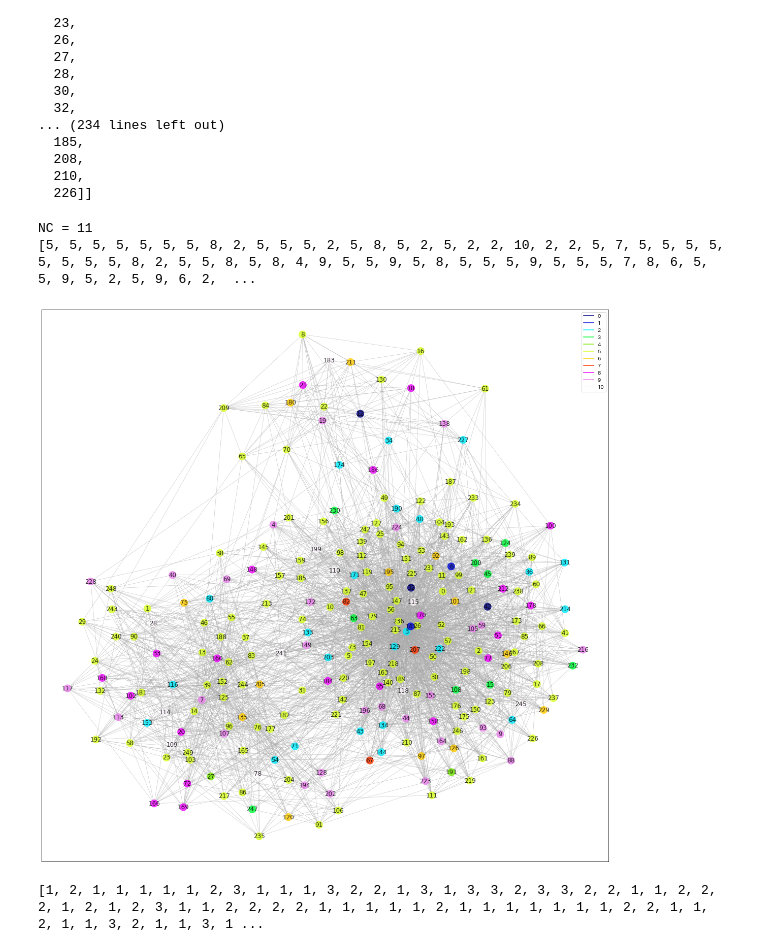
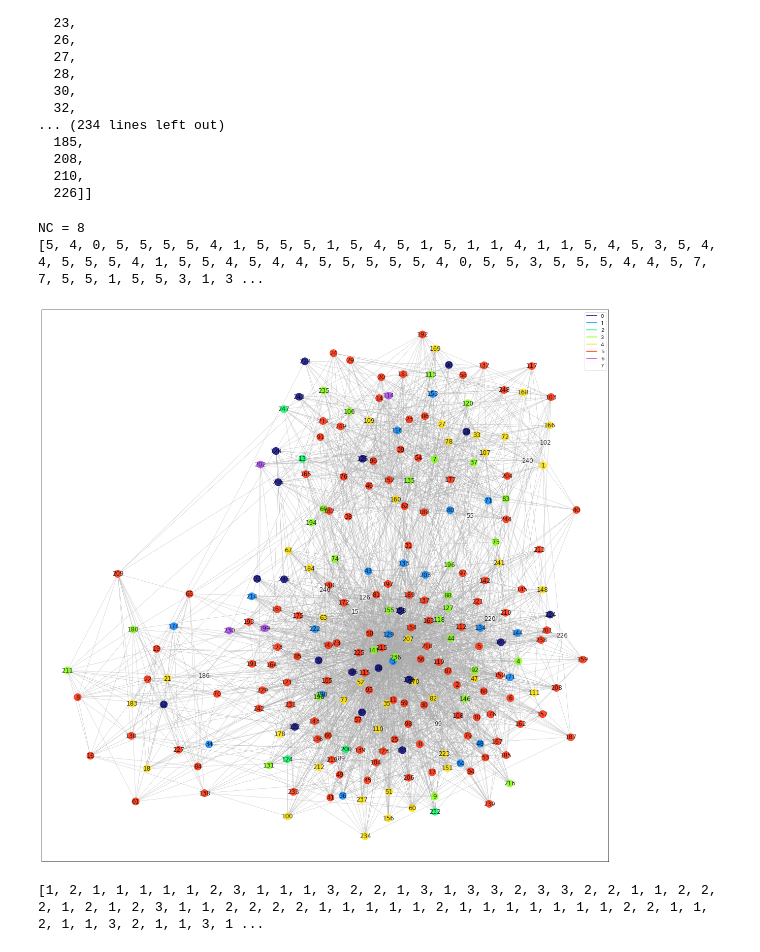
Before and after one commit to KeiNagayama/Infomap, a Jupyter notebook: draw_community.ipynb, the cells around one changed output. Drawn from its saved outputs; the diff is of its cells as text; code cells hidden in the pictures.

Commit message:
fix pagerank to that with unrecorded link teleportatino

```diff
--- a/draw_community.ipynb
+++ b/draw_community.ipynb
@@ -304,16 +309,19 @@ C
   226]]
 # %%
 # community = [12,0,2,35,1,23,2,3,4,47,5,6,17,7,41,19,8,50,9,29,41,10,17,11,14,49,2,3,41,41,54,13,55,10,17,2,14,7,10,14,22,36,16,23,10,17,7,18,2,28,19,20,46,53,41,41,2,2,24,37,2,10,38,41,23,11,12,25,41,24,4,25,41,2,2,7,48,12,41,2,4,1,48,41,26,7,27,2,2,48,41,19,28,11,1,2,47,43,2,54,2,19,29,27,50,48,41,20,2,53,21,40,2,27,24,31,12,41,41,12,33,14,7,54,24,13,50,24,2,35,2,2,39,41,7,6,41,37,38,47,36,1,11,2,7,0,39,2,2,47,31,40,54,14,47,6,2,48,41,12,12,36,24,16,2,26,43,44,48,45,36,43,46,13,16,7,39,20,41,2,48,5,15,47,34,49,38,21,12,49,41,2,19,7,47,50,2,2,51,12,2,2,39,41,52,50,2,1,53,41,3,2,18,53,19,32,7,18,2,7,46,54,50,54,41,10,10,55,12,13,2,1,19,54,51,52,2,17,2,30,27,2,2,38,2,2,42,17,13,7]
-community = [5,5,5,5,5,5,5,8,2,5,5,5,2,5,8,5,2,5,2,2,10,2,2,5,7,5,5,5,5,5,5,5,5,8,2,5,5,8,5,8,4,9,5,5,9,5,8,5,5,5,9,5,5,5,7,8,6,5,5,9,5,2,5,9,6,2,1,6,5,8,2,5,3,0,5,5,10,5,3,9,5,5,5,5,2,5,5,6,9,5,5,9,9,0,5,5,5,8,5,5,5,9,3,7,9,5,3,5,5,3,5,6,1,5,10,5,5,5,5,5,3,9,9,5,2,5,5,5,8,5,2,5,10,5,10,5,5,5,2,9,5,5,3,5,5,5,5,9,5,4,5,6,8,8,9,5,5,5,5,3,5,10,5,5,5,5,5,5,8,5,5,9,5,6,2,6,10,9,6,5,2,8,5,2,5,5,2,5,8,5,9,5,8,5,10,9,8,5,5,5,9,5,10,5,10,8,5,5,6,2,5,2,9,5,5,5,5,5,5,6,9,5,5,0,6,9,5,2,10,5,6,9,5,5,2,3,5,5,9,9,8,5,5,5,5,5,9,5,8,8]
-# community = [1,0,1,1,1,1,1,0,2,1,1,1,2,0,0,1,2,1,2,2,0,2,2,0,0,1,1,0,0,0,1,0,1,0,2,1,1,0,0,0,0,1,1,1,1,1,0,1,1,1,1,1,1,1,0,0,1,1,0,1,1,2,0,1,1,2,1,1,1,0,2,0,0,1,1,0,0,1,0,1,0,1,1,0,2,1,0,1,1,1,0,0,1,1,1,1,0,1,1,1,1,1,0,0,1,1,0,0,1,0,1,1,1,0,0,1,0,0,1,1,0,1,1,1,1,0,1,1,0,1,2,1,0,1,1,0,1,1,2,1,1,1,1,1,1,1,1,1,1,1,1,1,0,0,1,1,1,1,1,1,0,1,1,1,1,0,0,1,0,0,1,1,1,1,2,1,1,0,1,1,2,0,0,2,1,1,2,1,0,1,1,1,0,1,0,1,1,1,1,1,1,1,0,1,0,0,1,1,1,2,1,2,1,1,1,1,1,0,1,1,1,1,1,1,1,1,1,2,0,1,1,1,1,1,1,0,1,1,1,1,0,1,1,0,0,1,1,0,0,0]
+# community = [5,5,5,5,5,5,5,8,2,5,5,5,2,5,8,5,2,5,2,2,10,2,2,5,7,5,5,5,5,5,5,5,5,8,2,5,5,8,5,8,4,9,5,5,9,5,8,5,5,5,9,5,5,5,7,8,6,5,5,9,5,2,5,9,6,2,1,6,5,8,2,5,3,0,5,5,10,5,3,9,5,5,5,5,2,5,5,6,9,5,5,9,9,0,5,5,5,8,5,5,5,9,3,7,9,5,3,5,5,3,5,6,1,5,10,5,5,5,5,5,3,9,9,5,2,5,5,5,8,5,2,5,10,5,10,5,5,5,2,9,5,5,3,5,5,5,5,9,5,4,5,6,8,8,9,5,5,5,5,3,5,10,5,5,5,5,5,5,8,5,5,9,5,6,2,6,10,9,6,5,2,8,5,2,5,5,2,5,8,5,9,5,8,5,10,9,8,5,5,5,9,5,10,5,10,8,5,5,6,2,5,2,9,5,5,5,5,5,5,6,9,5,5,0,6,9,5,2,10,5,6,9,5,5,2,3,5,5,9,9,8,5,5,5,5,5,9,5,8,8]
+
+# 12/06 NC=8 using pagerank with unrecorded link teleportatino
+community = [5,4,0,5,5,5,5,4,1,5,5,5,1,5,4,5,1,5,1,1,4,1,1,5,4,5,3,5,4,4,5,5,5,4,1,5,5,4,5,4,4,5,5,5,5,5,4,0,5,5,3,5,5,5,4,4,5,7,7,5,5,1,5,5,3,1,3,3,5,4,1,5,2,0,3,5,6,5,4,0,5,5,5,4,1,5,4,0,0,5,4,4,0,0,5,5,5,0,5,5,5,3,7,4,5,5,5,7,0,2,3,0,5,4,4,0,5,4,5,5,6,3,3,5,3,4,5,5,4,5,1,3,5,5,3,5,5,5,1,3,5,5,2,5,5,5,5,5,5,5,5,7,4,4,3,5,5,5,5,5,5,0,5,5,5,5,7,5,4,7,5,5,5,5,1,3,6,4,3,0,1,4,5,1,5,7,1,5,7,5,3,3,4,3,4,3,7,5,5,5,0,5,0,3,4,4,2,5,0,1,7,1,3,5,5,5,5,5,5,3,5,5,5,0,3,3,5,5,4,5,3,6,5,5,5,2,5,3,5,0,5,5,5,5,5,0,3,5,4,4]
+
 figsize=(20,20)
 node_size = 200
 with_labels = True
 plot_community(E, community, figsize, node_size, with_labels)
 # %% [output]
-NC = 11
-[5, 5, 5, 5, 5, 5, 5, 8, 2, 5, 5, 5, 2, 5, 8, 5, 2, 5, 2, 2, 10, 2, 2, 5, 7, 5, 5, 5, 5, 5, 5, 5, 5, 8, 2, 5, 5, 8, 5, 8, 4, 9, 5, 5, 9, 5, 8, 5, 5, 5, 9, 5, 5, 5, 7, 8, 6, 5, 5, 9, 5, 2, 5, 9, 6, 2,  ...
+NC = 8
+[5, 4, 0, 5, 5, 5, 5, 4, 1, 5, 5, 5, 1, 5, 4, 5, 1, 5, 1, 1, 4, 1, 1, 5, 4, 5, 3, 5, 4, 4, 5, 5, 5, 4, 1, 5, 5, 4, 5, 4, 4, 5, 5, 5, 5, 5, 4, 0, 5, 5, 3, 5, 5, 5, 4, 4, 5, 7, 7, 5, 5, 1, 5, 5, 3, 1, 3 ...
-[figure, old version]
+[figure, new version]
 # %%
 # 2 level
 seed = 1
```
Also changed, not shown: parts of 5 cells of this notebook, 1 other file.
